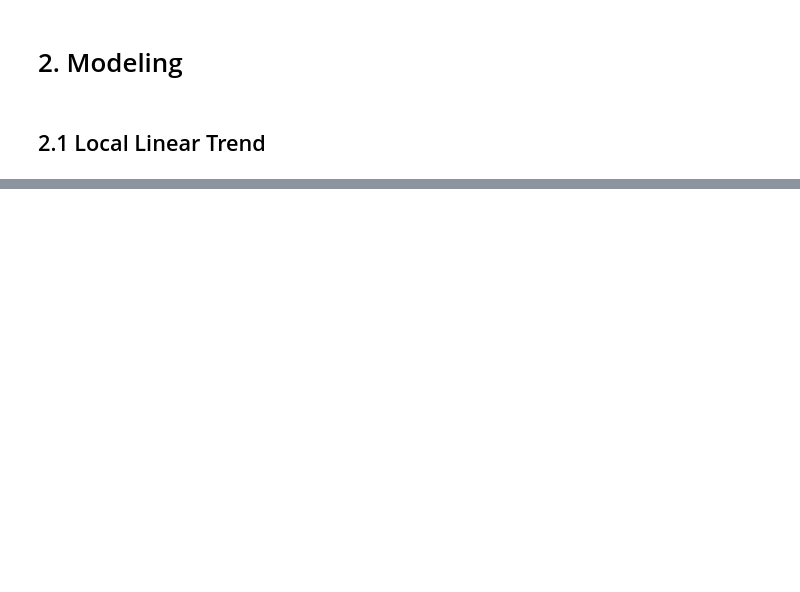
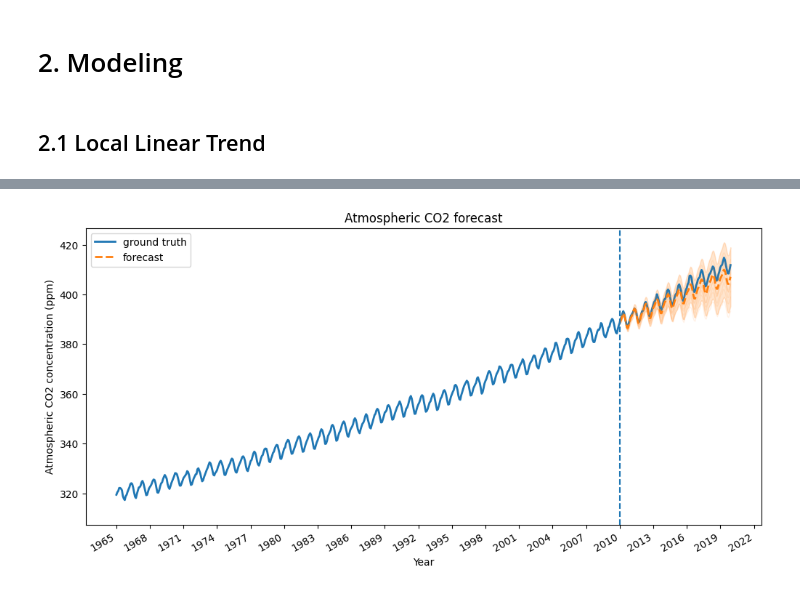
Before and after one commit to LiveProjectsByLamprecht/ForecastingWithBayesianModeling, a Jupyter notebook: notebooks/tutorials/sts_models_in_tfp.ipynb, the cells around one changed output, grey strips where cells are left out. Cells and saved outputs as stored; diff of their text form; code cells hidden in the pictures; blank space fills up the shorter version.

```diff
--- a/notebooks/tutorials/sts_models_in_tfp.ipynb
+++ b/notebooks/tutorials/sts_models_in_tfp.ipynb
@@ -69,0 +217,16 @@ model = tfp.sts.Sum([trend, seasonal], observed_time_series=df_co2_by_month)
+# %%
+co2_forecast_dist = tfp.sts.forecast(
+    co2_model,
+    observed_time_series=df_co2_by_month_training_data,
+    parameter_samples=param_samples,
+    num_steps_forecast=120
+)
+
+
+
+num_samples=10
+
+co2_forecast_mean, co2_forecast_scale, co2_forecast_samples = (
+    co2_forecast_dist.mean().numpy()[..., 0],
+    co2_forecast_dist.stddev().numpy()[..., 0],
+    co2_forecast_dist.sample(num_samples).numpy()[..., 0])
@@ -69,0 +250,19 @@ model = tfp.sts.Sum([trend, seasonal], observed_time_series=df_co2_by_month)
+# %%
+import matplotlib.dates as mdates
+import seaborn as sns
+co2_dates = np.arange("1965-01", "2020-01", dtype="datetime64[M]")
+co2_loc = mdates.YearLocator(3)
+co2_fmt = mdates.DateFormatter('%Y')
+fig, ax = plot_forecast(
+    co2_dates,  df_co2_by_month,
+    co2_forecast_mean, co2_forecast_scale, co2_forecast_samples,
+    x_locator=co2_loc,
+    x_formatter=co2_fmt,
+    title="Atmospheric CO2 forecast")
+ax.axvline(co2_dates[-12*10], linestyle="--")
+ax.legend(loc="upper left")
+ax.set_ylabel("Atmospheric CO2 concentration (ppm)")
+ax.set_xlabel("Year")
+fig.autofmt_xdate()
+# %% [output]
+[figure, added]
```
Also changed, not shown: parts of 23 cells of this notebook, 3 other files.
